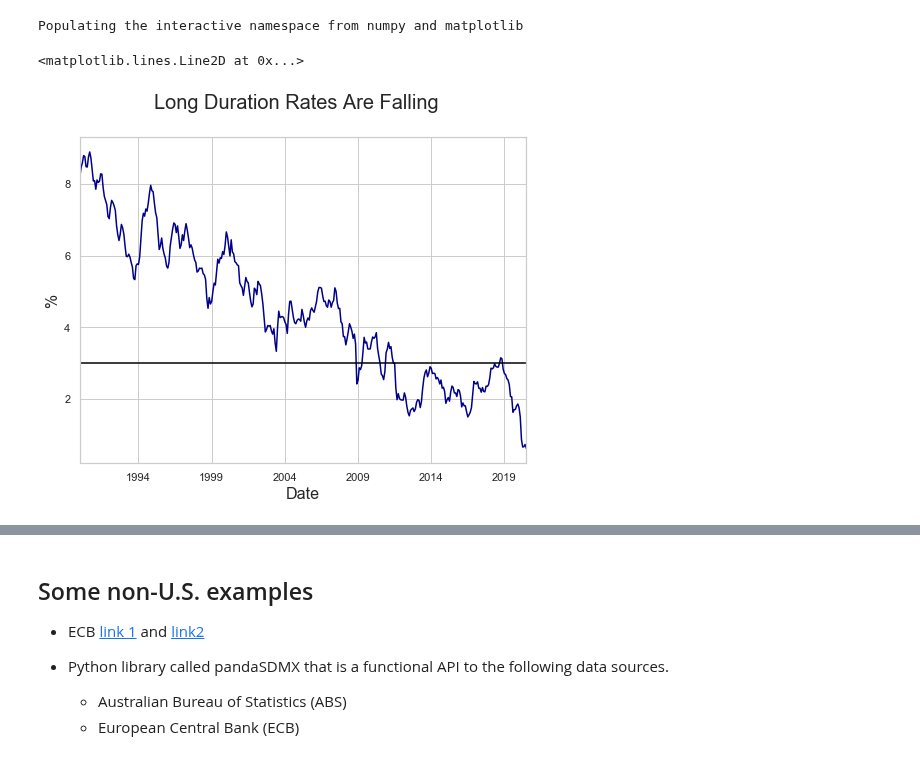
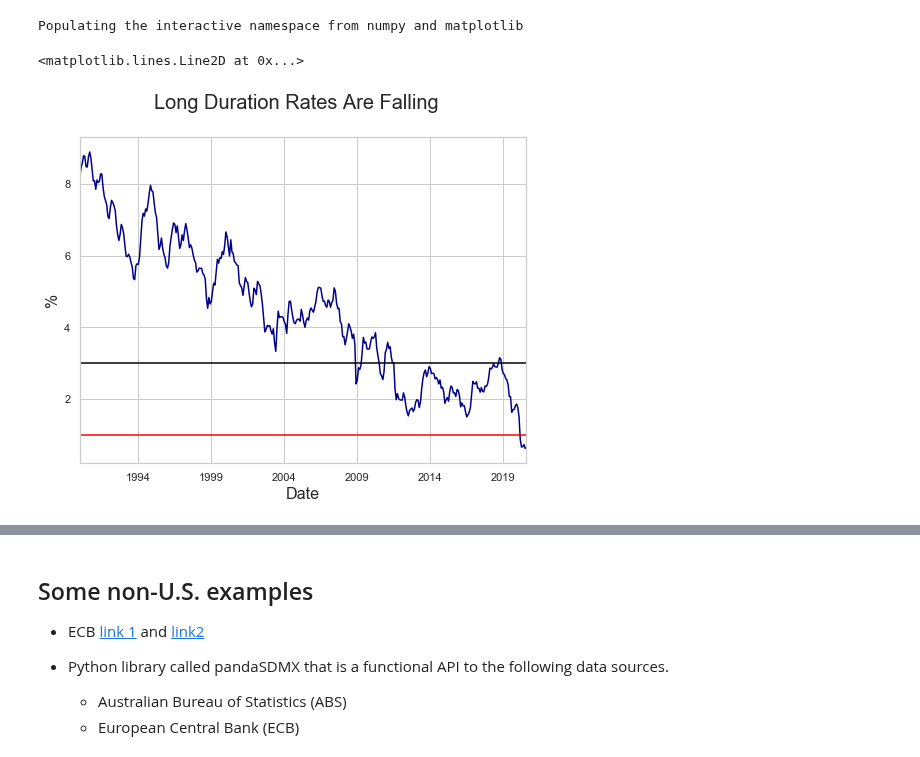
Before and after one commit to thsavage/Hirsh-Fellows-Real-Estate-Economics-and-Market-Analysis, a Jupyter notebook: Hirsh Fellows REAL 1045 Class Notes.ipynb, the cells around one changed output, grey strips where cells are left out. Saved outputs shown, nothing was run; the diff lists cells and outputs as text; code cells hidden in the pictures.

```diff
--- a/Hirsh Fellows REAL 1045 Class Notes.ipynb
+++ b/Hirsh Fellows REAL 1045 Class Notes.ipynb
@@ -225,16 +233,17 @@ Populating the interactive namespace from numpy and matplotlib
 # %%
 ten_year = fred.get_series("GS10", observation_start='1990-01-01')
 one_year = fred.get_series("DGS1", observation_start='1990-01-01')
 three_month = fred.get_series("DGS3MO", observation_start='1990-01-01')
 
 ten_year.plot(color='darkblue', figsize=(8, 6))
 plt.suptitle('Long Duration Rates Are Falling', fontsize=20)
 plt.xlabel('Date', fontsize=16)
 plt.ylabel('%', fontsize=16)
 plt.axhline(3.0, color="black")
+plt.axhline(1.0, color="red")
 # %% [output]
 <matplotlib.lines.Line2D at 0x...>
-[figure, old version]
+[figure, new version]
 # %%
 ten_year.plot(c='darkred', label='10 Year', figsize=(8, 6), )
 one_year.plot(c='green', label='One Year')
```
Also changed, not shown: parts of 5 cells of this notebook.
